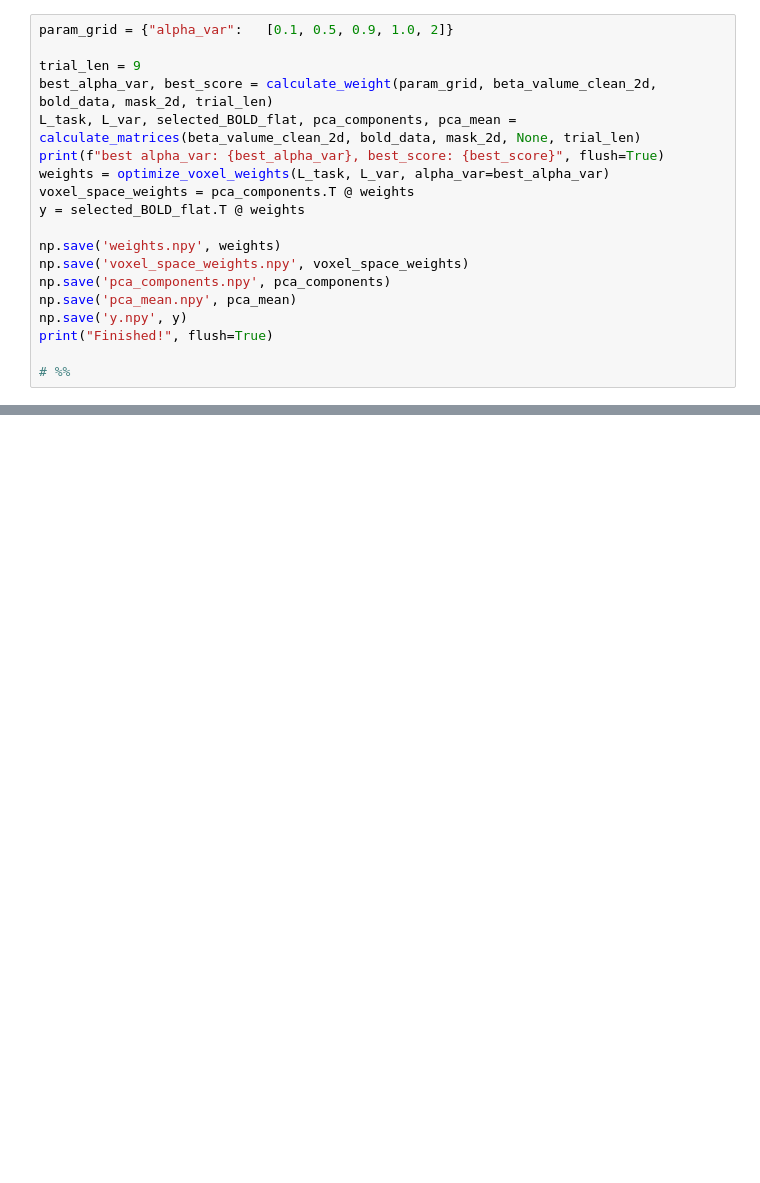
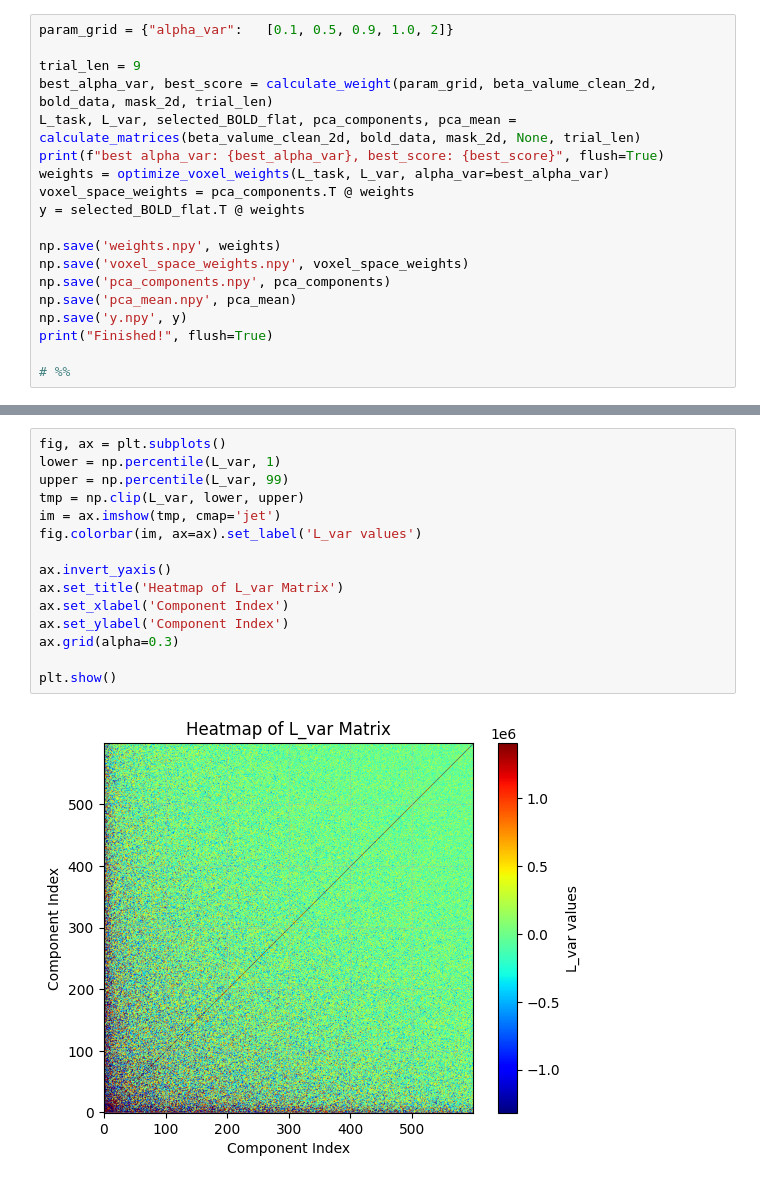
Before and after one commit to MeZahra/Thesis_code_Glm_Opt, a Jupyter notebook: main_oct1.ipynb, the cells around one changed output, grey strips where cells are left out. Drawn from its saved outputs; the diff is of its cells as text; blank space fills up the shorter version.

```diff
--- a/main_oct1.ipynb
+++ b/main_oct1.ipynb
@@ -543,0 +579,17 @@ print("Finished!", flush=True)
+# %%
+fig, ax = plt.subplots()
+lower = np.percentile(L_var, 1)
+upper = np.percentile(L_var, 99)
+tmp = np.clip(L_var, lower, upper)
+im = ax.imshow(tmp, cmap='jet')
+fig.colorbar(im, ax=ax).set_label('L_var values')
+
+ax.invert_yaxis()
+ax.set_title('Heatmap of L_var Matrix')
+ax.set_xlabel('Component Index')
+ax.set_ylabel('Component Index')
+ax.grid(alpha=0.3)
+
+plt.show()
+# %% [output]
+[figure, added]
```
Also changed, not shown: parts of 20 cells of this notebook, 4 other files.
